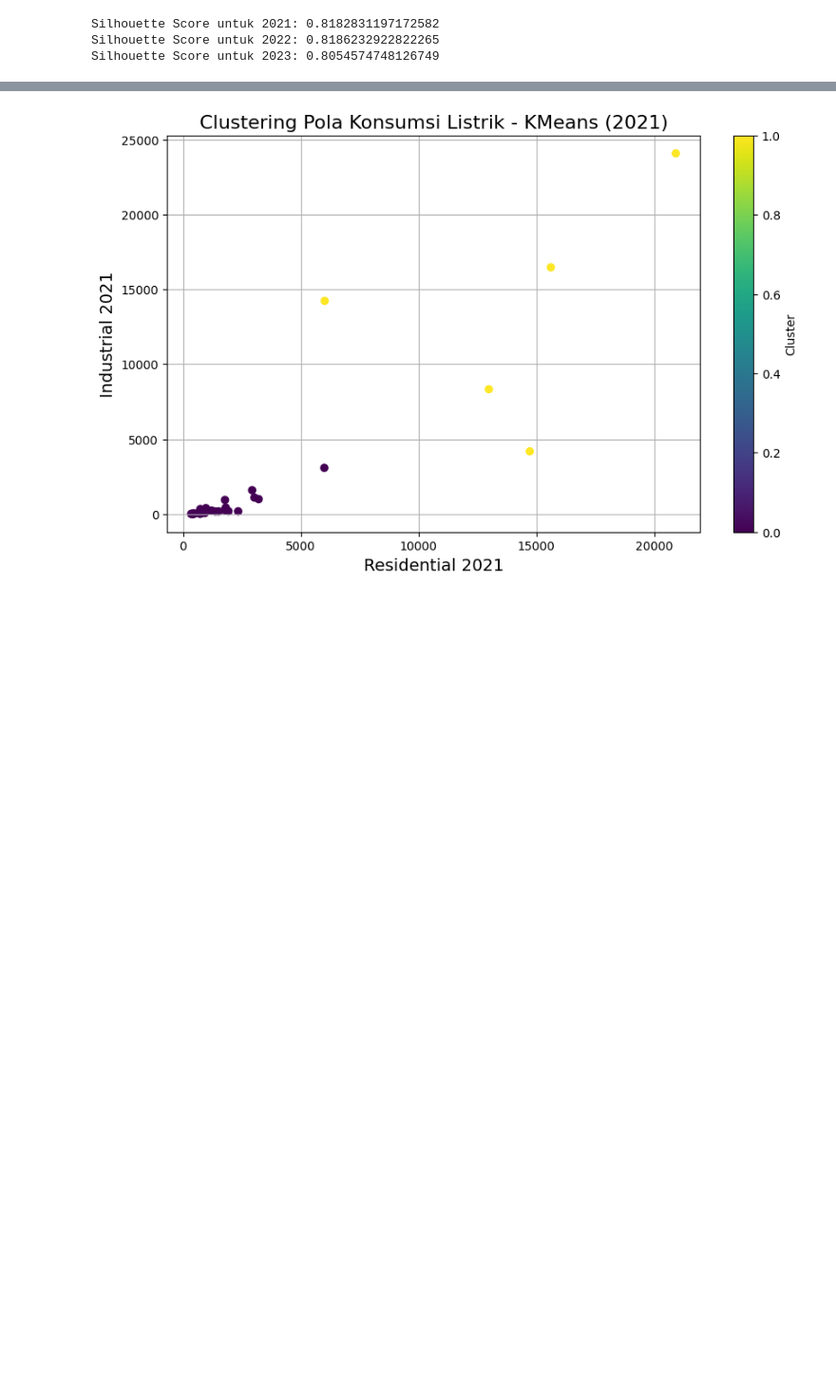
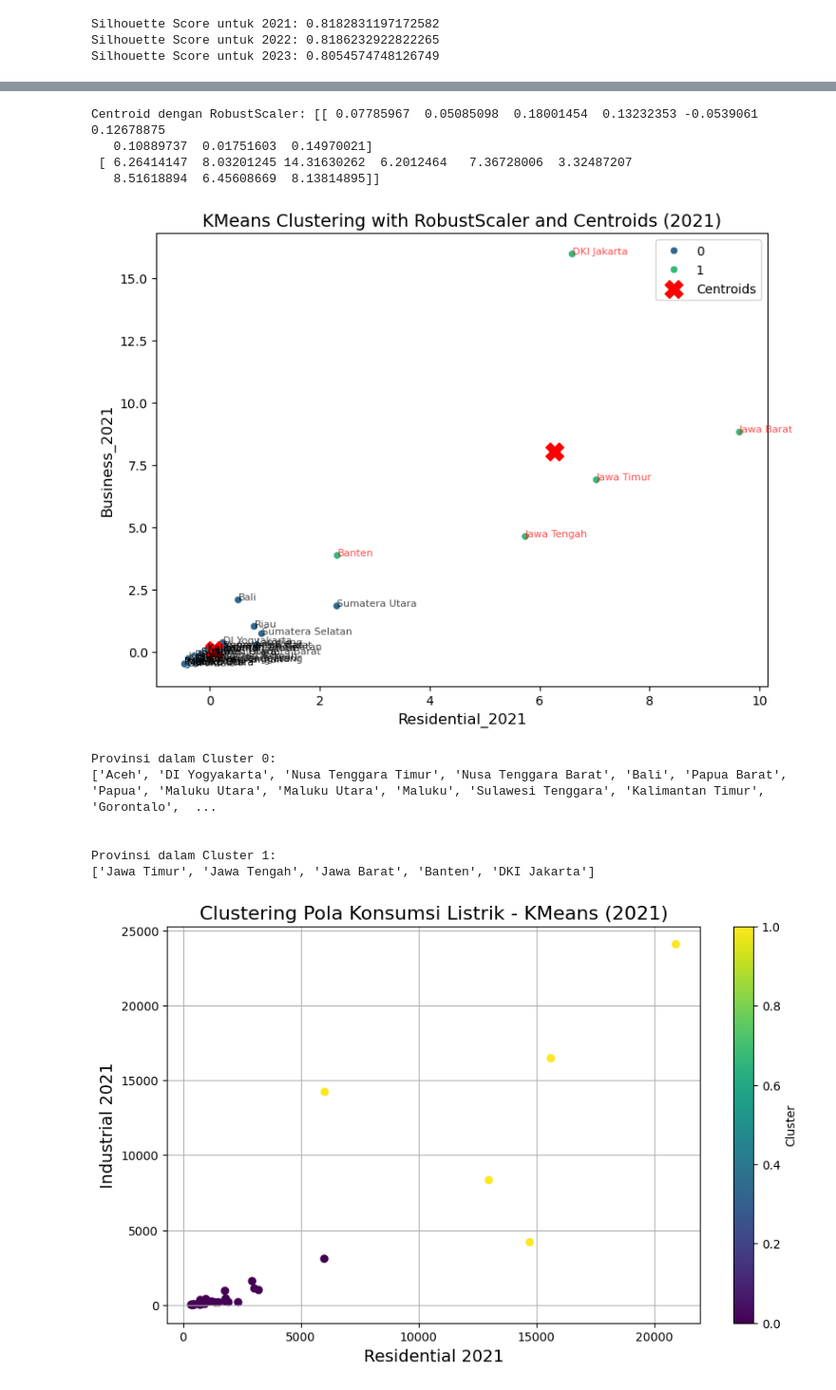
Before and after one commit to XQVWMM/konsumsi-listrik-notebook, a Jupyter notebook: Centroid.ipynb, the cells around one changed output, grey strips where cells are left out. Shown at 95% size. Drawn from its saved outputs; the diff is of its cells as text; code cells hidden in the pictures; blank space fills up the shorter version.

```diff
--- a/Centroid.ipynb
+++ b/Centroid.ipynb
@@ -181,4 +213,46 @@ DBI untuk KMeans: 0.5563485104154854
 DBI untuk KMeans: 0.5818627807531498
+# %%
+
+
+centroids_robust = kmeans_robust.cluster_centers_
+print("Centroid dengan RobustScaler:", centroids_robust)
+
+plt.figure(figsize=(8, 6))
+
+sns.scatterplot(x=data_scaled_2021_robust[:, 0], y=data_scaled_2021_robust[:, 1], hue=data_final['Cluster_Robust'], palette='viridis')
+plt.scatter(centroids_robust[:, 0], centroids_robust[:, 1], c='red', marker='X', label='Centroids', s=200)
+
+for i in range(len(data_final)):
+    if data_final['Cluster_Robust'][i] == 0:
+        plt.text(data_scaled_2021_robust[i, 0], data_scaled_2021_robust[i, 1], data_final['Province'][i], fontsize=8, color='black', alpha=0.7)
+    else:
+        plt.text(data_scaled_2021_robust[i, 0], data_scaled_2021_robust[i, 1], data_final['Province'][i], fontsize=8, color='red', alpha=0.7)
+
+plt.title('KMeans Clustering with RobustScaler and Centroids (2021)', fontsize=14)
+plt.xlabel('Residential_2021', fontsize=12)
+plt.ylabel('Business_2021', fontsize=12)
+plt.legend()
+plt.tight_layout()
+plt.show()
+
+provinsi_per_cluster_robust = data_final[['Province', 'Cluster_Robust']].sort_values(by='Cluster_Robust')
+
+for cluster in range(2):
+    print(f"Provinsi dalam Cluster {cluster}:")
+    print(provinsi_per_cluster_robust[provinsi_per_cluster_robust['Cluster_Robust'] == cluster]['Province'].tolist())
+    print("\n")
+# %% [output]
+Centroid dengan RobustScaler: [[ 0.07785967  0.05085098  0.18001454  0.13232353 -0.0539061   0.12678875
+   0.10889737  0.01751603  0.14970021]
+ [ 6.26414147  8.03201245 14.31630262  6.2012464   7.36728006  3.32487207
+   8.51618894  6.45608669  8.13814895]]
+[figure, added]
+Provinsi dalam Cluster 0:
+['Aceh', 'DI Yogyakarta', 'Nusa Tenggara Timur', 'Nusa Tenggara Barat', 'Bali', 'Papua Barat', 'Papua', 'Maluku Utara', 'Maluku Utara', 'Maluku', 'Sulawesi Tenggara', 'Kalimantan Timur', 'Gorontalo',  ...
+
+
+Provinsi dalam Cluster 1:
+['Jawa Timur', 'Jawa Tengah', 'Jawa Barat', 'Banten', 'DKI Jakarta']
 # %%
 plt.figure(figsize=(10, 6))
 plt.scatter(data_final['Residential_2021'], data_final['Industrial_2021'], c=data_T2021['Cluster_Robust'], cmap='viridis', marker='o')
```
Also changed, not shown: parts of 6 cells of this notebook, 1 other file.
